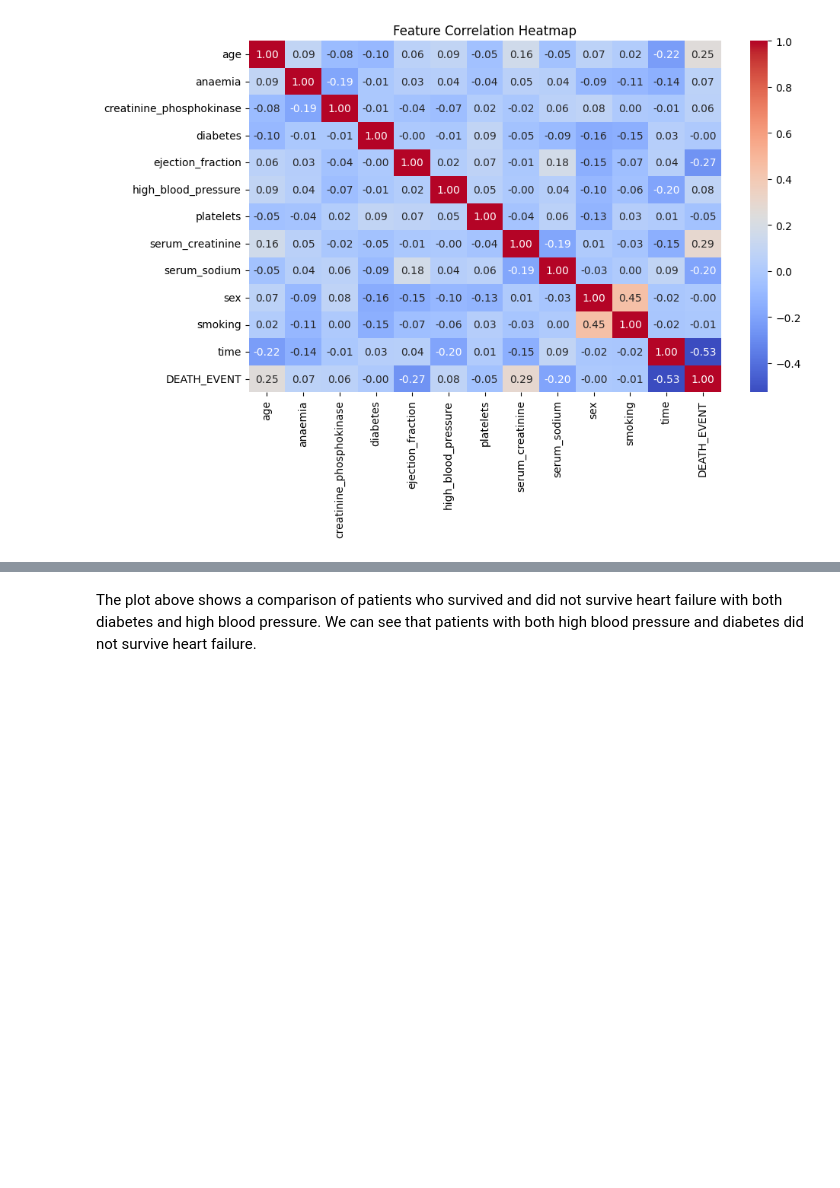
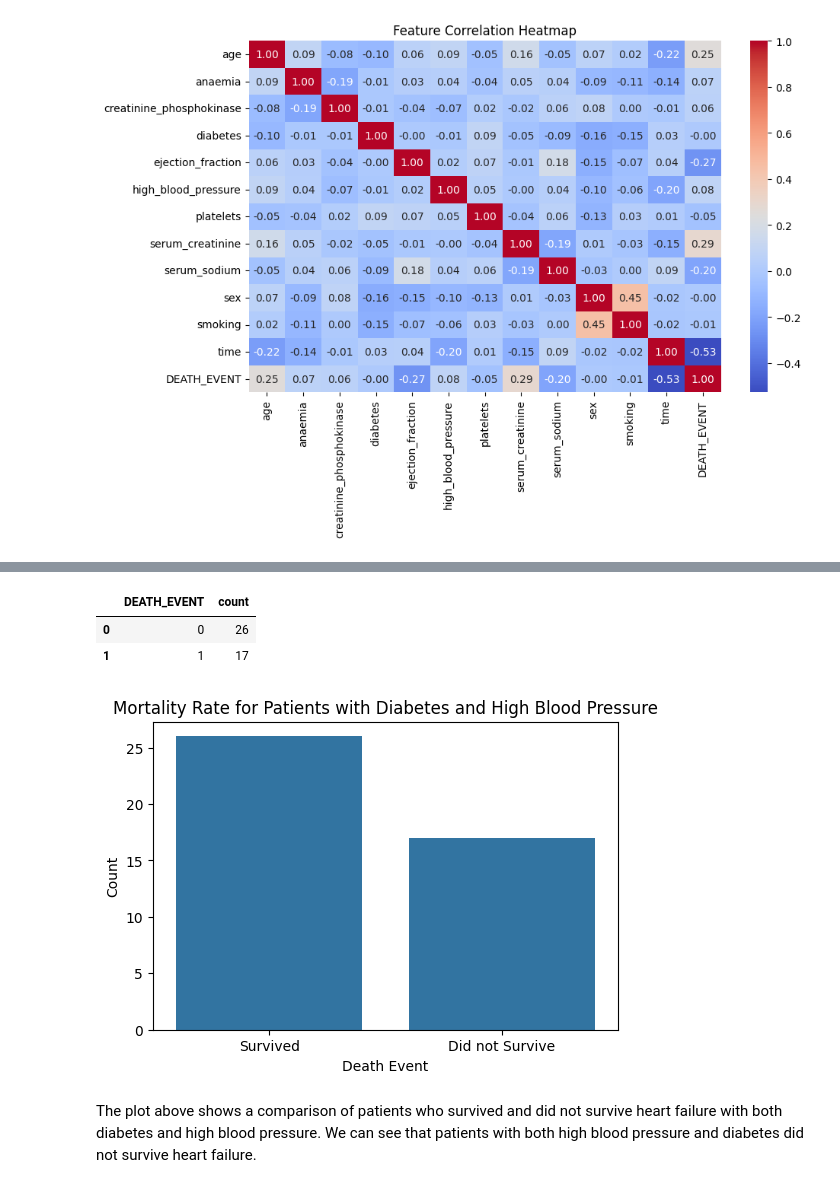
Before and after one commit to sophiaajensen/ADS507-TeamProject, a Jupyter notebook: team3notebook.ipynb, the cells around one changed output, grey strips where cells are left out. Cells and saved outputs as stored; diff of their text form; code cells hidden in the pictures; blank space fills up the shorter version.

Commit message:
EDA heart_failure and uploaded table to database

```diff
--- a/team3notebook.ipynb
+++ b/team3notebook.ipynb
@@ -124,2 +160,27 @@ plt.show()
+# %%
+# Mortality rate for patients with combined diabetes and high blood pressure
+mortality_query = """SELECT DEATH_EVENT, COUNT(*) AS count
+                     FROM heart_failure
+                     WHERE diabetes = 1 AND high_blood_pressure = 1
+                     GROUP BY DEATH_EVENT
+                     ORDER BY DEATH_EVENT;"""
+
+mortality_query_result = pd.read_sql(mortality_query, conn)
+mortality_query_result
+# %% [output]
+|  | DEATH_EVENT | count |
+| 0 | 0 | 26 |
+| 1 | 1 | 17 |
+# %%
+# visualize the mortality rate for patients with diabetes and high blood pressure
+plt.figure(figsize=(6,4))
+sns.barplot(x='DEATH_EVENT', y='count', data=mortality_query_result)
+plt.title("Mortality Rate for Patients with Diabetes and High Blood Pressure")
+plt.xticks(ticks=[0, 1], labels=["Survived", "Did not Survive"])
+plt.xlabel("Death Event")
+plt.ylabel("Count")
+plt.show()
+# %% [output]
+[figure, added]
 # %% [markdown]
 The plot above shows a comparison of patients who survived and did not survive heart failure with both diabetes and high blood pressure. We can see that patients with both high blood pressure and diabetes did not survive heart failure.
```
Also changed, not shown: parts of 25 cells of this notebook.
